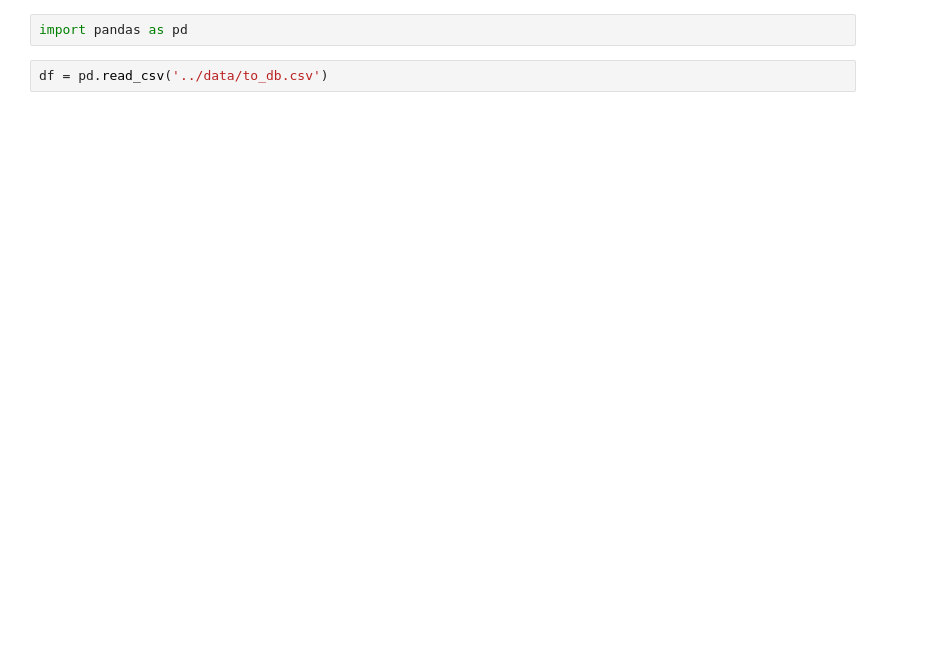
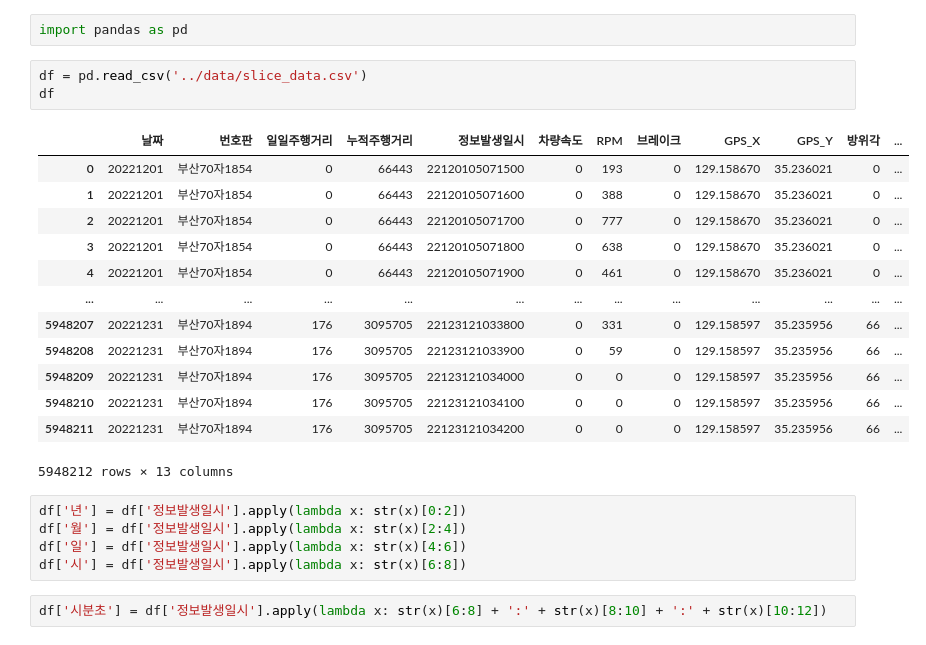
Before and after one commit to bm20050/driving-record-analysis-for-web-service, a Jupyter notebook: flask/notebooks/to_db.ipynb, the cells around one changed output. Saved outputs shown, nothing was run; the diff lists cells and outputs as text; blank space fills up the shorter version.

```diff
--- a/flask/notebooks/to_db.ipynb
+++ b/flask/notebooks/to_db.ipynb
@@ -1,4 +1,26 @@
 # %%
 import pandas as pd
 # %%
-df = pd.read_csv('../data/to_db.csv')
+df = pd.read_csv('../data/slice_data.csv')
+df
+# %% [output]
+|  | 날짜 | 번호판 | 일일주행거리 | 누적주행거리 | 정보발생일시 | 차량속도 | RPM | 브레이크 | GPS_X | GPS_Y | 방위각 | ... |
+| 0 | 20221201 | 부산70자1854 | 0 | 66443 | 22120105071500 | 0 | 193 | 0 | 129.158670 | 35.236021 | 0 | ... |
+| 1 | 20221201 | 부산70자1854 | 0 | 66443 | 22120105071600 | 0 | 388 | 0 | 129.158670 | 35.236021 | 0 | ... |
+| 2 | 20221201 | 부산70자1854 | 0 | 66443 | 22120105071700 | 0 | 777 | 0 | 129.158670 | 35.236021 | 0 | ... |
+| 3 | 20221201 | 부산70자1854 | 0 | 66443 | 22120105071800 | 0 | 638 | 0 | 129.158670 | 35.236021 | 0 | ... |
+| 4 | 20221201 | 부산70자1854 | 0 | 66443 | 22120105071900 | 0 | 461 | 0 | 129.158670 | 35.236021 | 0 | ... |
+| ... | ... | ... | ... | ... | ... | ... | ... | ... | ... | ... | ... | ... |
+| 5948207 | 20221231 | 부산70자1894 | 176 | 3095705 | 22123121033800 | 0 | 331 | 0 | 129.158597 | 35.235956 | 66 | ... |
+| 5948208 | 20221231 | 부산70자1894 | 176 | 3095705 | 22123121033900 | 0 | 59 | 0 | 129.158597 | 35.235956 | 66 | ... |
+| 5948209 | 20221231 | 부산70자1894 | 176 | 3095705 | 22123121034000 | 0 | 0 | 0 | 129.158597 | 35.235956 | 66 | ... |
+| 5948210 | 20221231 | 부산70자1894 | 176 | 3095705 | 22123121034100 | 0 | 0 | 0 | 129.158597 | 35.235956 | 66 | ... |
+| 5948211 | 20221231 | 부산70자1894 | 176 | 3095705 | 22123121034200 | 0 | 0 | 0 | 129.158597 | 35.235956 | 66 | ... |
+5948212 rows × 13 columns
+# %%
+df['년'] = df['정보발생일시'].apply(lambda x: str(x)[0:2])
+df['월'] = df['정보발생일시'].apply(lambda x: str(x)[2:4])
+df['일'] = df['정보발생일시'].apply(lambda x: str(x)[4:6])
+df['시'] = df['정보발생일시'].apply(lambda x: str(x)[6:8])
+# %%
+df['시분초'] = df['정보발생일시'].apply(lambda x: str(x)[6:8] + ':' + str(x)[8:10] + ':' + str(x)[10:12])
```
Also changed, not shown: parts of 16 cells of this notebook, 5 other files.
